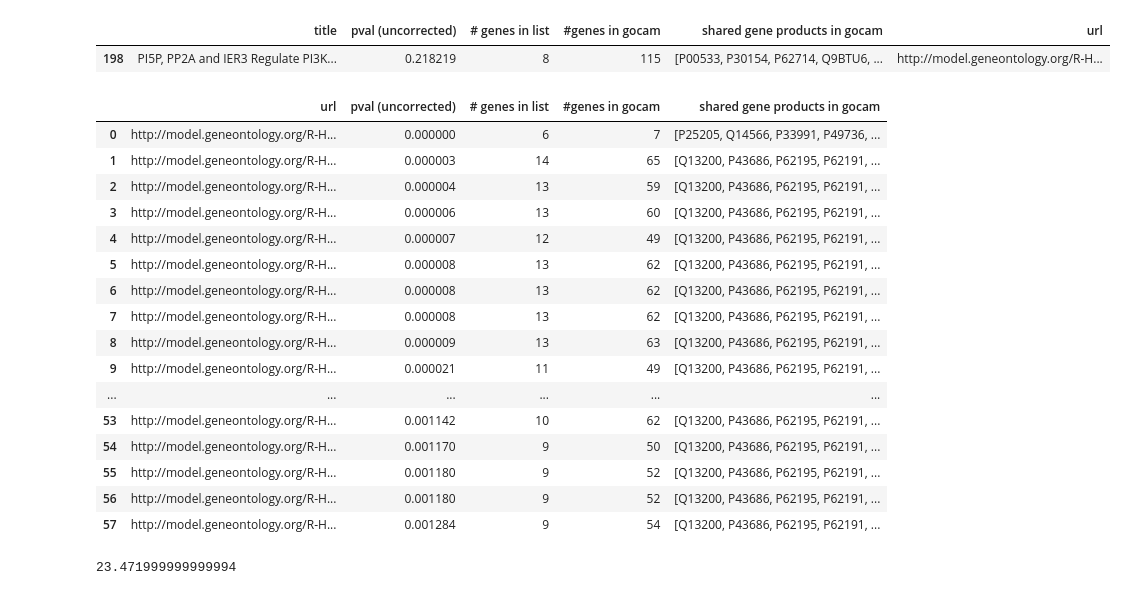
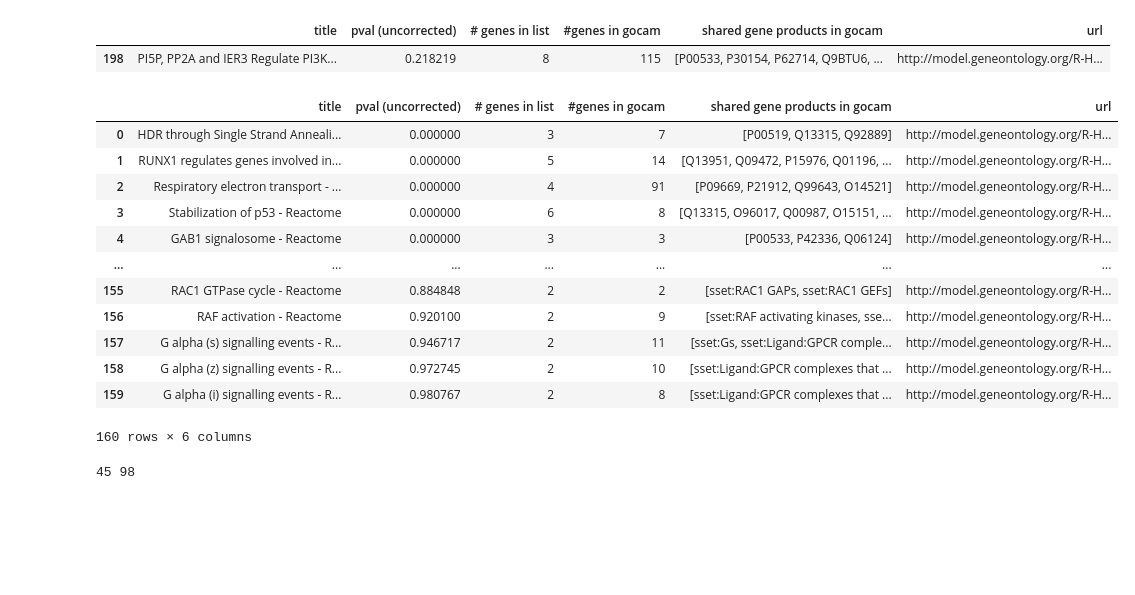
Before and after one commit to nmarkari/gocam_enrichment, a Jupyter notebook: Dev/Noncentral_HGT-Copy1.ipynb, the cells around one changed output. Drawn from its saved outputs; the diff is of its cells as text; code cells hidden in the pictures; blank space fills up the shorter version.

```diff
--- a/Dev/Noncentral_HGT-Copy1.ipynb
+++ b/Dev/Noncentral_HGT-Copy1.ipynb
@@ -80,0 +52,31 @@ for i in iterator:
+# %%
+df_nc = enrich.enrich_wrapper('cancer.csv','Gene Symbol',method='ncHGT',show_significant=False)
+df_nc
+# %% [output]
+|  | title | pval (uncorrected) | # genes in list | #genes in gocam | shared gene products in gocam | url |
+| 0 | HDR through Single Strand Anneali... | 0.000000 | 3 | 7 | [P00519, Q13315, Q92889] | http://model.geneontology.org/R-H... |
+| 1 | RUNX1 regulates genes involved in... | 0.000000 | 5 | 14 | [Q13951, Q09472, P15976, Q01196, ... | http://model.geneontology.org/R-H... |
+| 2 | Respiratory electron transport - ... | 0.000000 | 4 | 91 | [P09669, P21912, Q99643, O14521] | http://model.geneontology.org/R-H... |
+| 3 | Stabilization of p53 - Reactome | 0.000000 | 6 | 8 | [Q13315, O96017, Q00987, O15151, ... | http://model.geneontology.org/R-H... |
+| 4 | GAB1 signalosome - Reactome | 0.000000 | 3 | 3 | [P00533, P42336, Q06124] | http://model.geneontology.org/R-H... |
+| ... | ... | ... | ... | ... | ... | ... |
+| 155 | RAC1 GTPase cycle - Reactome | 0.884848 | 2 | 2 | [sset:RAC1 GAPs, sset:RAC1 GEFs] | http://model.geneontology.org/R-H... |
+| 156 | RAF activation - Reactome | 0.920100 | 2 | 9 | [sset:RAF activating kinases, sse... | http://model.geneontology.org/R-H... |
+| 157 | G alpha (s) signalling events - R... | 0.946717 | 2 | 11 | [sset:Gs, sset:Ligand:GPCR comple... | http://model.geneontology.org/R-H... |
+| 158 | G alpha (z) signalling events - R... | 0.972745 | 2 | 10 | [sset:Ligand:GPCR complexes that ... | http://model.geneontology.org/R-H... |
+| 159 | G alpha (i) signalling events - R... | 0.980767 | 2 | 8 | [sset:Ligand:GPCR complexes that ... | http://model.geneontology.org/R-H... |
+160 rows × 6 columns
+# %%
+path = '../../Desktop/GOCAM/'
+datasets = {'gastric_cancer.csv':'ENSEMBL ID', 'cancer.csv':'Gene Symbol',#'P97.csv':'uniprot',
+            'bladder_cancer.csv':'ENSEMBL ID','parkinson.csv':'Gene Symbol',
+            }
+
+for dataset, symbol_type in datasets.items():
+    filename = os.path.join(path,dataset)
+    gene_list, filtered_out_genes, filtered_list, setID2members_input_uni, setID2members_input, df_display = enrich.enrich_wrapper(dataset,symbol_type, return_all = True)
+    N = len(gene_list)-len(filtered_out_genes)
+    print(N,len(filtered_list))
+    sim(N,100000)
+# %% [output]
+45 98
@@ -82,46 +116,4 @@ for i in iterator:
 def get_pval(k,gc,gc_array,size):
     pval = np.sum(gc_array.get(gc)[k:])/size
     return pval
-# %%
-size = 1000000
-alpha = .05
-show_significant = True
-background_num_gocams = len(gocam2ID)
-df_sim = df_nc.copy()
-df_sim['pval (uncorrected)']=df_sim.apply(lambda x: get_pval(x['# genes in list'], x['url'],gc_array,size), axis =1)
-
-df_sim.sort_values('pval (uncorrected)',inplace=True)
-df_sim.reset_index(drop=True, inplace=True)
-df_sim['FDR_val'] = (df_sim.index+1)*alpha/background_num_gocams
-df_sim['Less_than'] = (df_sim['pval (uncorrected)'] < df_sim['FDR_val'])
-index = df_sim.Less_than.where(df_sim.Less_than==True).last_valid_index()
-df_significant = df_sim
-if (show_significant):
-    df_significant = df_sim.loc[0:index].copy()
-    if index == None:
-        df_significant = pd.DataFrame(columns =['url', 'pval (uncorrected)', '# genes in list','#genes in gocam','shared gene products in gocam'])
-df_sim = df_significant[['url','pval (uncorrected)', '# genes in list', '#genes in gocam','shared gene products in gocam']].copy()
-df_sim
-# %% [output]
-|  | url | pval (uncorrected) | # genes in list | #genes in gocam | shared gene products in gocam |
-| 0 | http://model.geneontology.org/R-H... | 0.000000 | 6 | 7 | [P25205, Q14566, P33991, P49736, ... |
-| 1 | http://model.geneontology.org/R-H... | 0.000003 | 14 | 65 | [Q13200, P43686, P62195, P62191, ... |
-| 2 | http://model.geneontology.org/R-H... | 0.000004 | 13 | 59 | [Q13200, P43686, P62195, P62191, ... |
-| 3 | http://model.geneontology.org/R-H... | 0.000006 | 13 | 60 | [Q13200, P43686, P62195, P62191, ... |
-| 4 | http://model.geneontology.org/R-H... | 0.000007 | 12 | 49 | [Q13200, P43686, P62195, P62191, ... |
-| 5 | http://model.geneontology.org/R-H... | 0.000008 | 13 | 62 | [Q13200, P43686, P62195, P62191, ... |
-| 6 | http://model.geneontology.org/R-H... | 0.000008 | 13 | 62 | [Q13200, P43686, P62195, P62191, ... |
-| 7 | http://model.geneontology.org/R-H... | 0.000008 | 13 | 62 | [Q13200, P43686, P62195, P62191, ... |
-| 8 | http://model.geneontology.org/R-H... | 0.000009 | 13 | 63 | [Q13200, P43686, P62195, P62191, ... |
-| 9 | http://model.geneontology.org/R-H... | 0.000021 | 11 | 49 | [Q13200, P43686, P62195, P62191, ... |
-| ... | ... | ... | ... | ... | ... |
-| 53 | http://model.geneontology.org/R-H... | 0.001142 | 10 | 62 | [Q13200, P43686, P62195, P62191, ... |
-| 54 | http://model.geneontology.org/R-H... | 0.001170 | 9 | 50 | [Q13200, P43686, P62195, P62191, ... |
-| 55 | http://model.geneontology.org/R-H... | 0.001180 | 9 | 52 | [Q13200, P43686, P62195, P62191, ... |
-| 56 | http://model.geneontology.org/R-H... | 0.001180 | 9 | 52 | [Q13200, P43686, P62195, P62191, ... |
-| 57 | http://model.geneontology.org/R-H... | 0.001284 | 9 | 54 | [Q13200, P43686, P62195, P62191, ... |
-# %%
-k_experimental_array =
-# %% [output]
-23.471999999999994
 # %%
```
Also changed, not shown: parts of 7 cells of this notebook, 10 other files.
